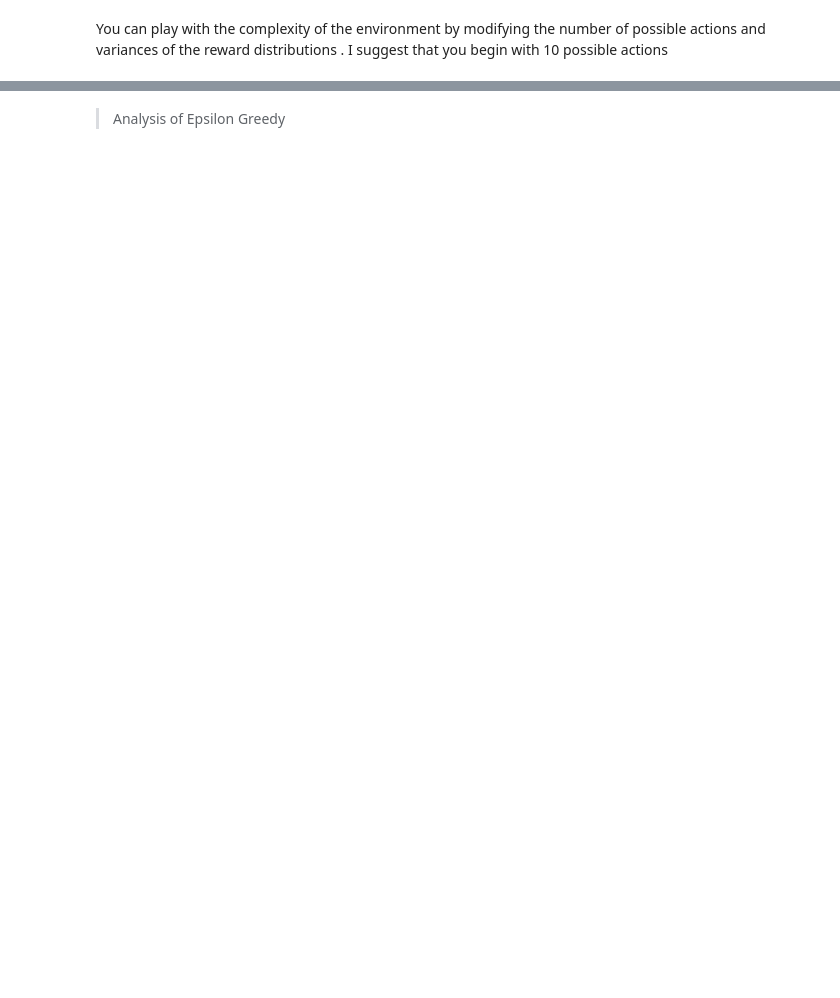
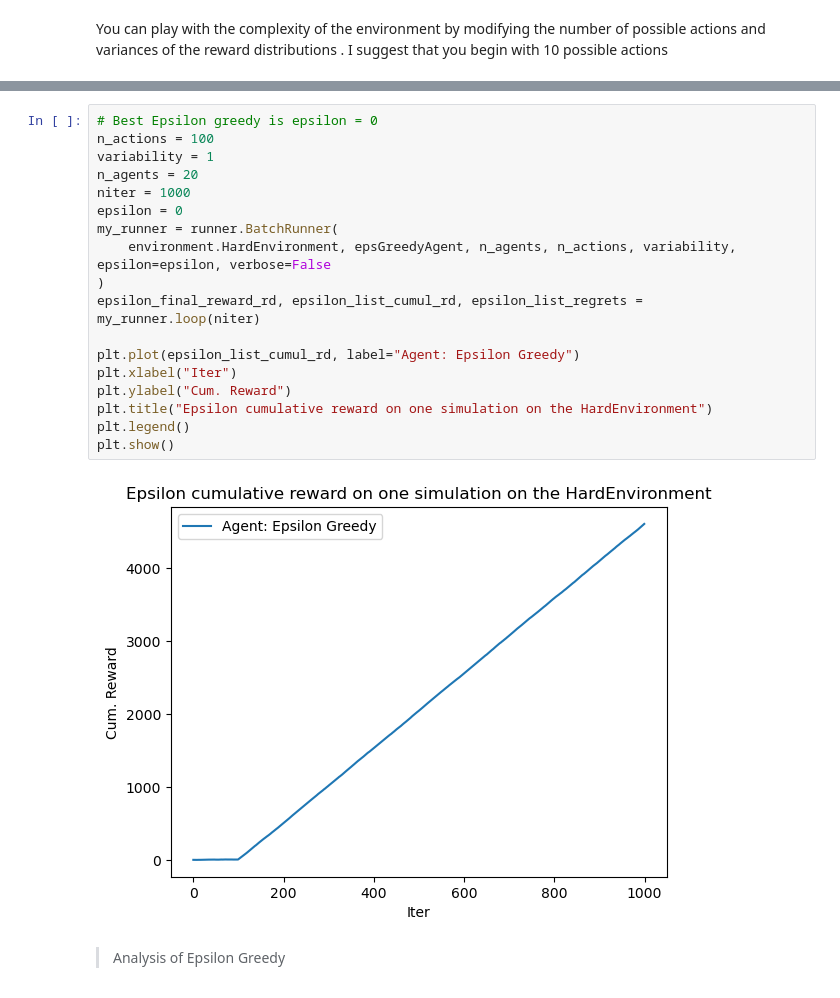
Before and after one commit to Dorin-D/m2-paris-saclay, a Jupyter notebook: reinforcement_learning/TP_2/TP_2.ipynb, the cells around one changed output, grey strips where cells are left out. Cells and saved outputs as stored; diff of their text form; blank space fills up the shorter version.

```diff
--- a/reinforcement_learning/TP_2/TP_2.ipynb
+++ b/reinforcement_learning/TP_2/TP_2.ipynb
@@ -199,2 +241,22 @@ Random Agent obtained a final average reward of 31.548561854940203
+# %%
+# Best Epsilon greedy is epsilon = 0
+n_actions = 100
+variability = 1
+n_agents = 20
+niter = 1000
+epsilon = 0
+my_runner = runner.BatchRunner(
+    environment.HardEnvironment, epsGreedyAgent, n_agents, n_actions, variability, epsilon=epsilon, verbose=False
+)
+epsilon_final_reward_rd, epsilon_list_cumul_rd, epsilon_list_regrets = my_runner.loop(niter)
+
+plt.plot(epsilon_list_cumul_rd, label="Agent: Epsilon Greedy")
+plt.xlabel("Iter")
+plt.ylabel("Cum. Reward")
+plt.title("Epsilon cumulative reward on one simulation on the HardEnvironment")
+plt.legend()
+plt.show()
+# %% [output]
+[figure, added]
 # %% [markdown]
 > Analysis of Epsilon Greedy
```
Also changed, not shown: parts of 29 cells of this notebook, 4 other files.
